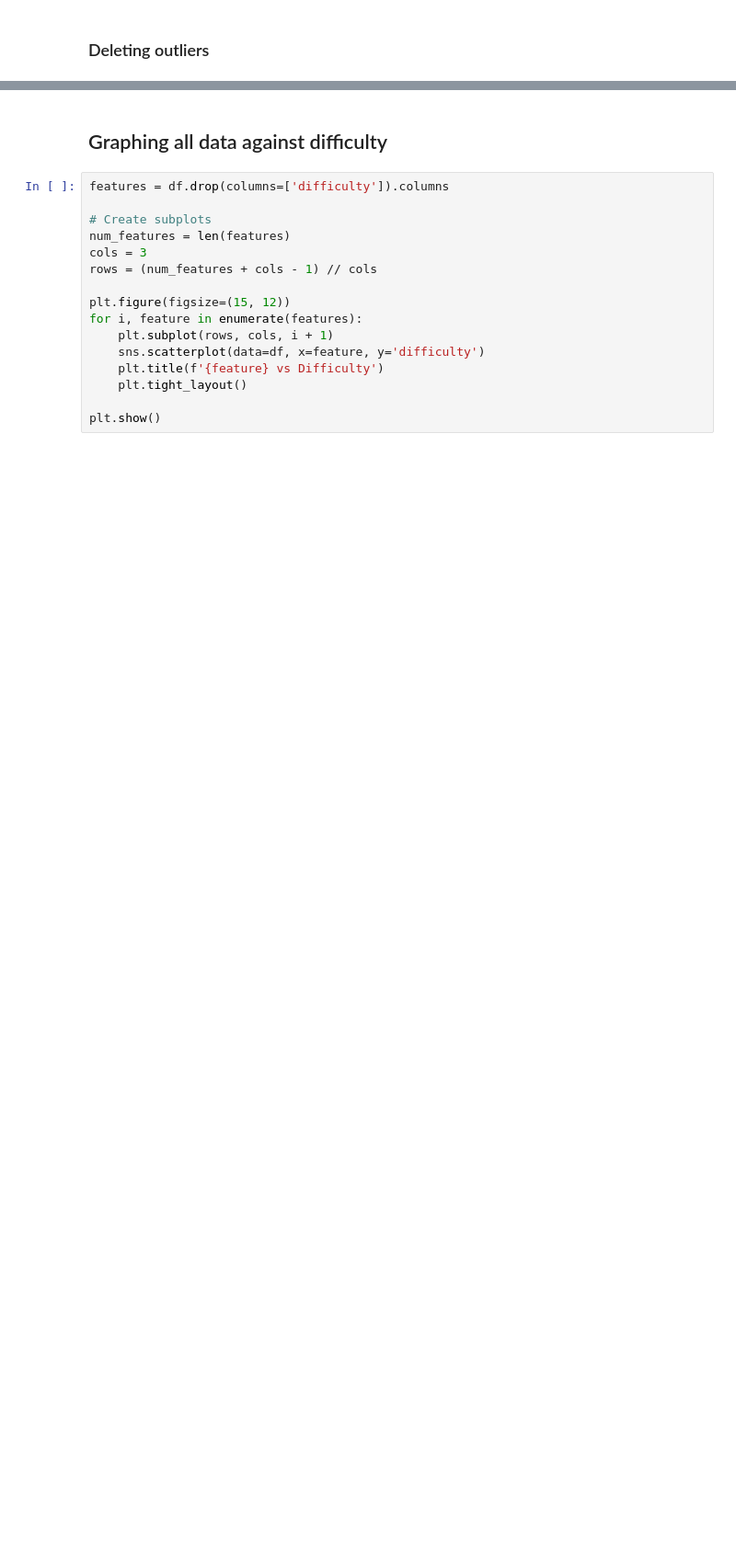
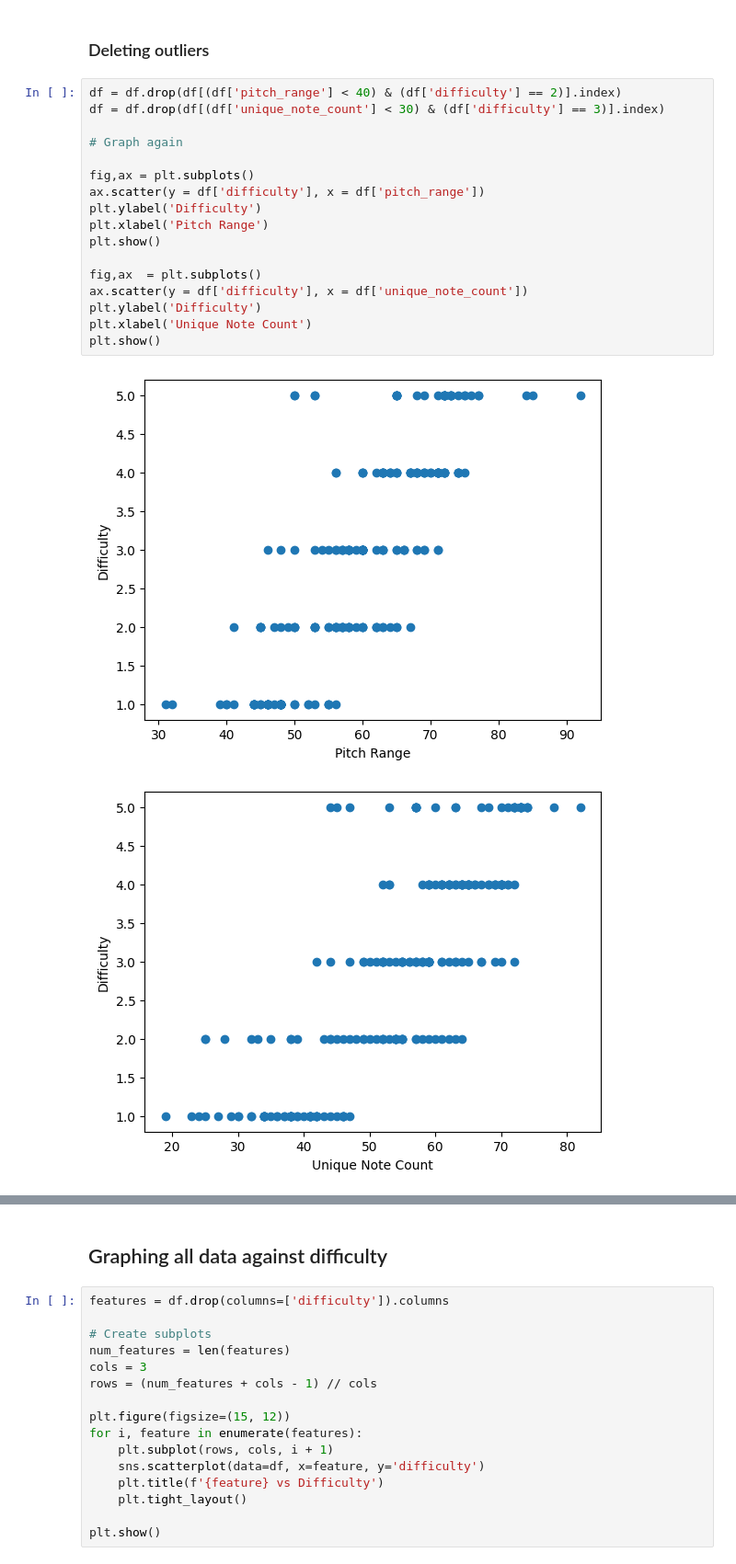
Before and after one commit to mm1400/music-difficulty-prediction, a Jupyter notebook: data_visualization.ipynb, the cells around one changed output, grey strips where cells are left out. Shown at 92% size. Drawn from its saved outputs; the diff is of its cells as text; blank space fills up the shorter version.

```diff
--- a/data_visualization.ipynb
+++ b/data_visualization.ipynb
@@ -86,2 +93,22 @@ plt.show()
 # %% [markdown]
 ### Deleting outliers
+# %%
+df = df.drop(df[(df['pitch_range'] < 40) & (df['difficulty'] == 2)].index)
+df = df.drop(df[(df['unique_note_count'] < 30) & (df['difficulty'] == 3)].index)
+
+# Graph again
+
+fig,ax = plt.subplots()
+ax.scatter(y = df['difficulty'], x = df['pitch_range'])
+plt.ylabel('Difficulty')
+plt.xlabel('Pitch Range')
+plt.show()
+
+fig,ax  = plt.subplots()
+ax.scatter(y = df['difficulty'], x = df['unique_note_count'])
+plt.ylabel('Difficulty')
+plt.xlabel('Unique Note Count')
+plt.show()
+# %% [output]
+[figure, added]
+[figure, added]
```
Also changed, not shown: parts of 11 cells of this notebook.
